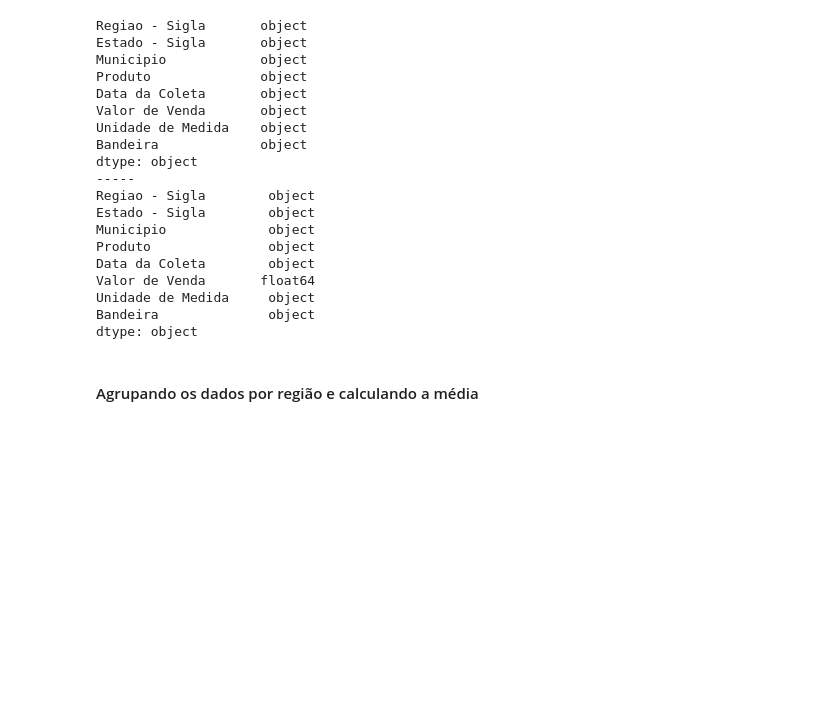
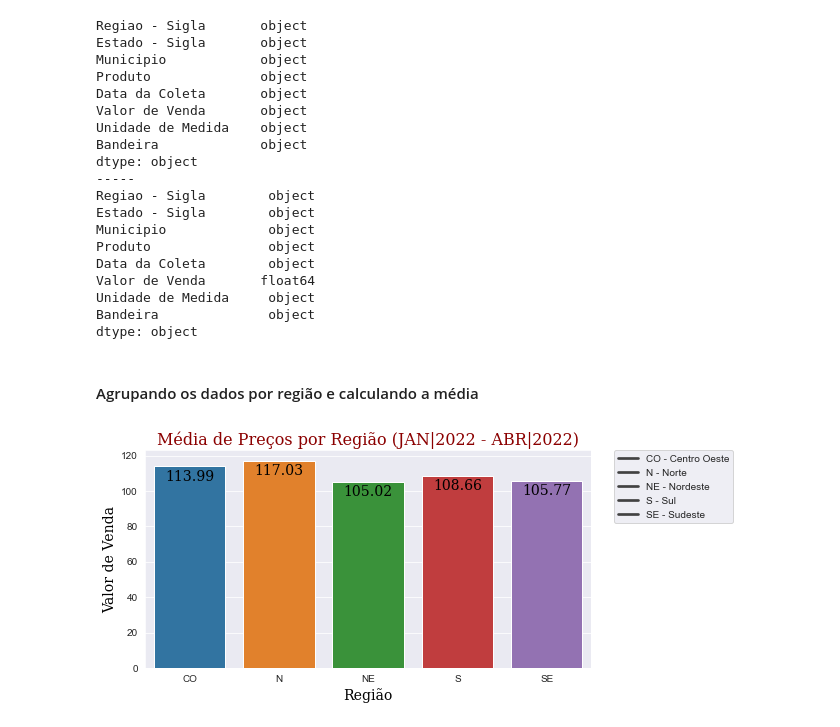
Before and after one commit to Prog-LucasAlves/Analise_Exploratoria_Dados, a Jupyter notebook: AED_03_GLP/glp.ipynb, the cells around one changed output. Cells and saved outputs as stored; diff of their text form; code cells hidden in the pictures; blank space fills up the shorter version.

```diff
--- a/AED_03_GLP/glp.ipynb
+++ b/AED_03_GLP/glp.ipynb
@@ -72,12 +96,12 @@ df_01.shape
 # %%
 # Tipo dos dados das colunas
-print(df_01.dtypes)
+print(data_glp.dtypes)
 
-df_01['Valor de Venda'] = df_01['Valor de Venda'].str.replace(',','.') # Alterando de virgula para ponto
-df_01['Valor de Venda'] = df_01['Valor de Venda'].apply(pd.to_numeric) # Alterando o tipo da coluna
+data_glp['Valor de Venda'] = data_glp['Valor de Venda'].str.replace(',','.') # Alterando de virgula para ponto
+data_glp['Valor de Venda'] = data_glp['Valor de Venda'].apply(pd.to_numeric) # Alterando o tipo da coluna
 
 print('-----')
-print(df_01.dtypes)
+print(data_glp.dtypes)
 # %% [output]
 Regiao - Sigla       object
 Estado - Sigla       object
@@ -105,0 +127,19 @@ data_group_regiao = data_group_regiao.rename_axis('Regiao - Sigla').reset_index(
+# %%
+data_group_regiao = round(data_glp.groupby(['Regiao - Sigla']).mean(),2)
+data_group_regiao = data_group_regiao.rename_axis('Regiao - Sigla').reset_index()
+
+sns.set_style('darkgrid')
+plt.figure(figsize=(8,4))
+sns.barplot(data=data_group_regiao, x='Regiao - Sigla', y='Valor de Venda')
+plt.title('Média de Preços por Região (JAN|2022 - ABR|2022)', fontdict=font_title)
+plt.xlabel('Região', fontdict=font_xlabel)
+plt.ylabel('Valor de Venda', fontdict=font_ylabel)
+plt.legend(['CO - Centro Oeste','N - Norte','NE - Nordeste','S - Sul','SE - Sudeste'],
+                bbox_to_anchor=(1.05, 1),
+                loc='upper left',
+                borderaxespad=0.)
+for x,y in enumerate(data_group_regiao['Valor de Venda']):
+    plt.text(x,y-8,'%s'%round(y,2),ha='center', fontdict=font_xlabel)
+plt.show()
+# %% [output]
+[figure, added]
```
Also changed, not shown: parts of 13 cells of this notebook, 4 other files.
